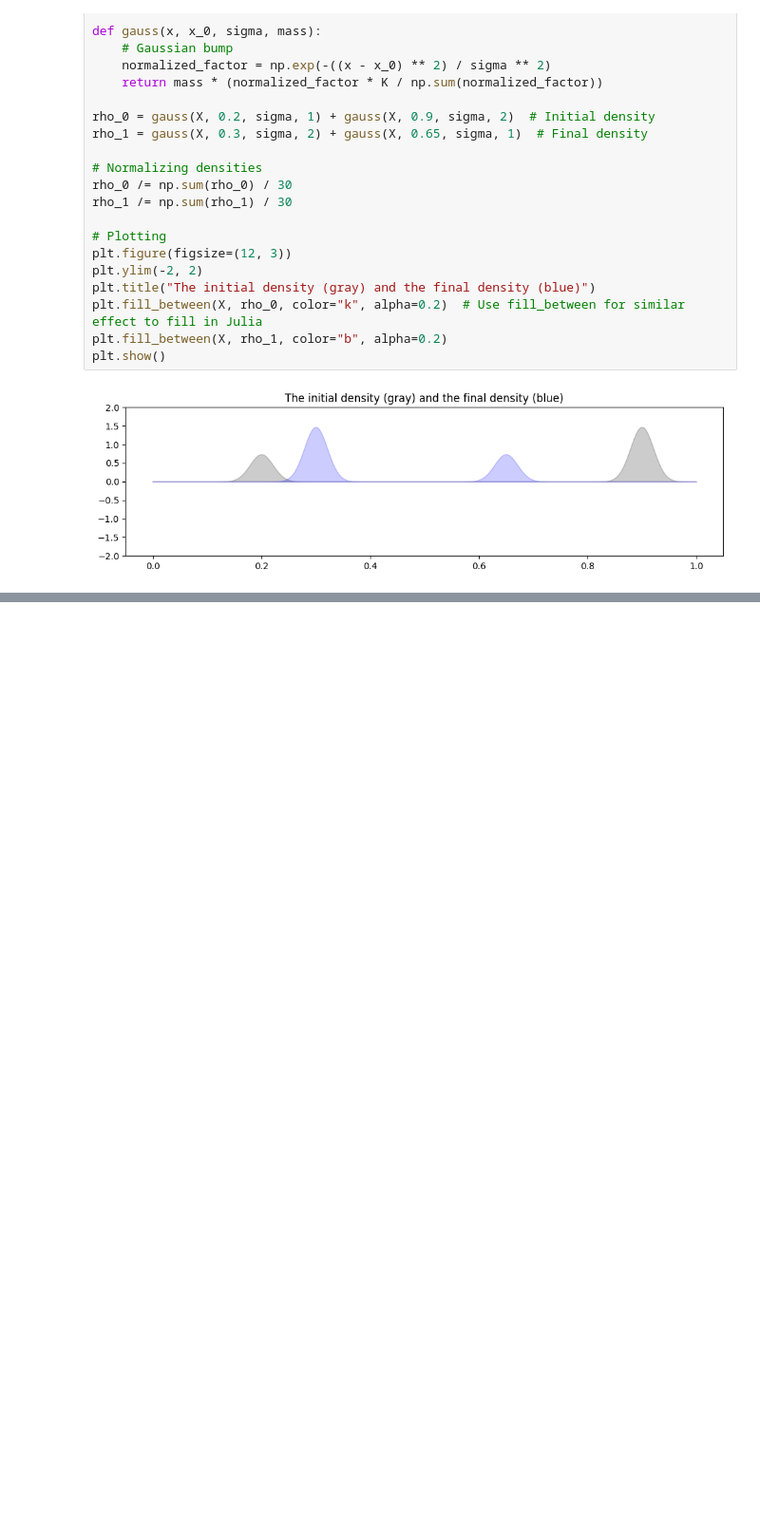
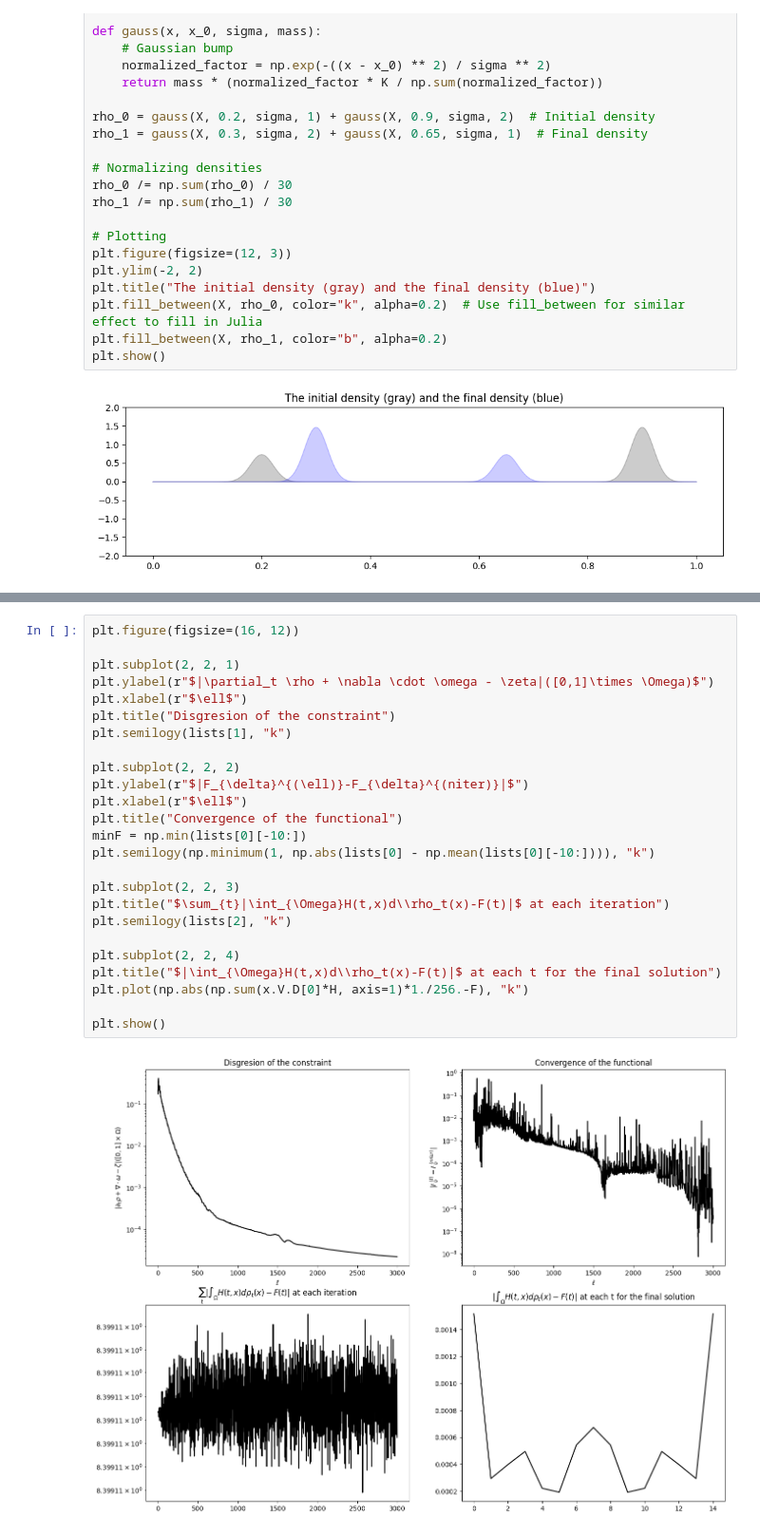
Before and after one commit to mao1756/pdot, a Jupyter notebook: exploratory/wfr_proximal_test.ipynb, the cells around one changed output, grey strips where cells are left out. Shown at 95% size. Cells and saved outputs as stored; diff of their text form; blank space fills up the shorter version.

```diff
--- a/exploratory/wfr_proximal_test.ipynb
+++ b/exploratory/wfr_proximal_test.ipynb
@@ -95,0 +165,27 @@ plt.show()
+# %%
+plt.figure(figsize=(16, 12))
+
+plt.subplot(2, 2, 1)
+plt.ylabel(r"$|\partial_t \rho + \nabla \cdot \omega - \zeta|([0,1]\times \Omega)$")
+plt.xlabel(r"$\ell$")
+plt.title("Disgresion of the constraint")
+plt.semilogy(lists[1], "k")
+
+plt.subplot(2, 2, 2)
+plt.ylabel(r"$|F_{\delta}^{(\ell)}-F_{\delta}^{(niter)}|$")
+plt.xlabel(r"$\ell$")
+plt.title("Convergence of the functional")
+minF = np.min(lists[0][-10:])
+plt.semilogy(np.minimum(1, np.abs(lists[0] - np.mean(lists[0][-10:]))), "k")
+
+plt.subplot(2, 2, 3)
+plt.title("$\sum_{t}|\int_{\Omega}H(t,x)d\\rho_t(x)-F(t)|$ at each iteration")
+plt.semilogy(lists[2], "k")
+
+plt.subplot(2, 2, 4)
+plt.title("$|\int_{\Omega}H(t,x)d\\rho_t(x)-F(t)|$ at each t for the final solution")
+plt.plot(np.abs(np.sum(x.V.D[0]*H, axis=1)*1./256.-F), "k")
+
+plt.show()
+# %% [output]
+[figure, added]
```
Also changed, not shown: parts of 7 cells of this notebook, 3 other files.
